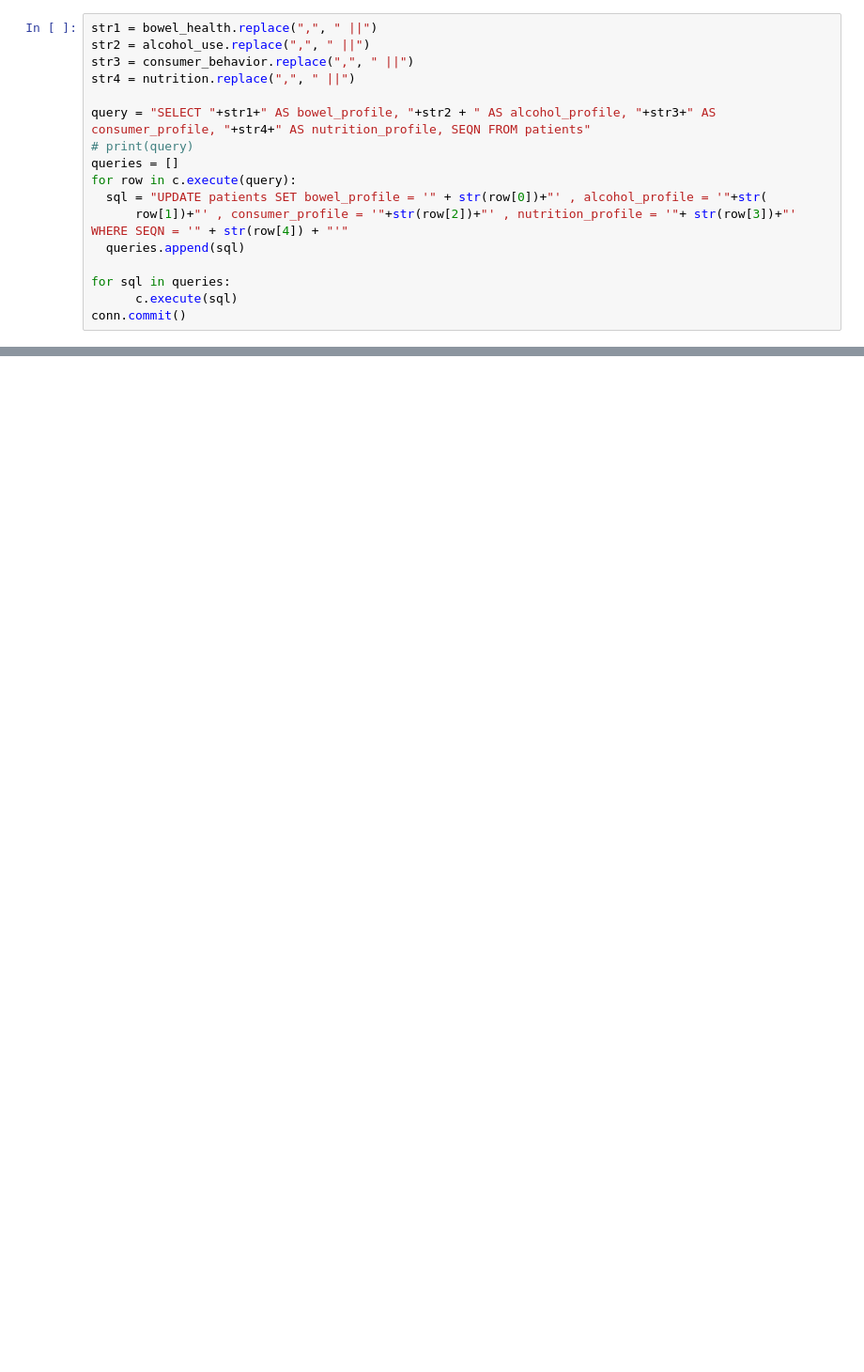
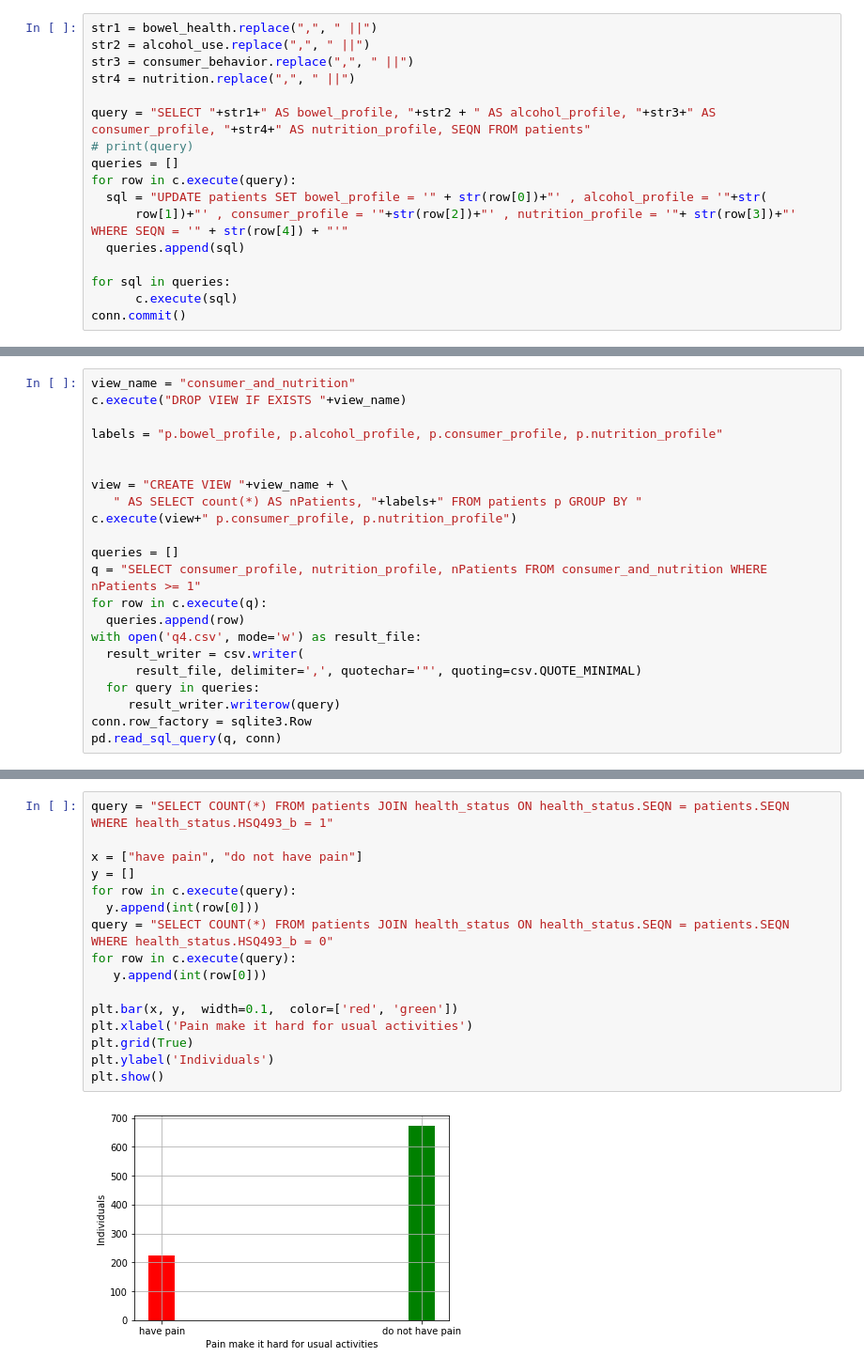
Before and after one commit to Trindad/digestive-diseases, a Jupyter notebook: network/network.ipynb, the cells around one changed output, grey strips where cells are left out. Shown at 94% size. Saved outputs shown, nothing was run; the diff lists cells and outputs as text; blank space fills up the shorter version.

Commit message:
Adding more queries in ipynb

```diff
--- a/network/network.ipynb
+++ b/network/network.ipynb
@@ -399,0 +544,22 @@ conn.commit()
+# %%
+view_name = "consumer_and_nutrition"
+c.execute("DROP VIEW IF EXISTS "+view_name)
+
+labels = "p.bowel_profile, p.alcohol_profile, p.consumer_profile, p.nutrition_profile"
+
+
+view = "CREATE VIEW "+view_name + \
+   " AS SELECT count(*) AS nPatients, "+labels+" FROM patients p GROUP BY "
+c.execute(view+" p.consumer_profile, p.nutrition_profile")
+
+queries = []
+q = "SELECT consumer_profile, nutrition_profile, nPatients FROM consumer_and_nutrition WHERE nPatients >= 1"
+for row in c.execute(q):
+  queries.append(row)
+with open('q4.csv', mode='w') as result_file:
+  result_writer = csv.writer(
+      result_file, delimiter=',', quotechar='"', quoting=csv.QUOTE_MINIMAL)
+  for query in queries:
+     result_writer.writerow(query)
+conn.row_factory = sqlite3.Row
+pd.read_sql_query(q, conn)
@@ -399,0 +623,18 @@ conn.commit()
+# %%
+query = "SELECT COUNT(*) FROM patients JOIN health_status ON health_status.SEQN = patients.SEQN WHERE health_status.HSQ493_b = 1"
+
+x = ["have pain", "do not have pain"]
+y = []
+for row in c.execute(query):
+  y.append(int(row[0]))
+query = "SELECT COUNT(*) FROM patients JOIN health_status ON health_status.SEQN = patients.SEQN WHERE health_status.HSQ493_b = 0"
+for row in c.execute(query):
+   y.append(int(row[0]))
+
+plt.bar(x, y,  width=0.1,  color=['red', 'green'])
+plt.xlabel('Pain make it hard for usual activities')
+plt.grid(True)
+plt.ylabel('Individuals')
+plt.show()
+# %% [output]
+[figure, added]
```
Also changed, not shown: parts of 12 cells of this notebook.
